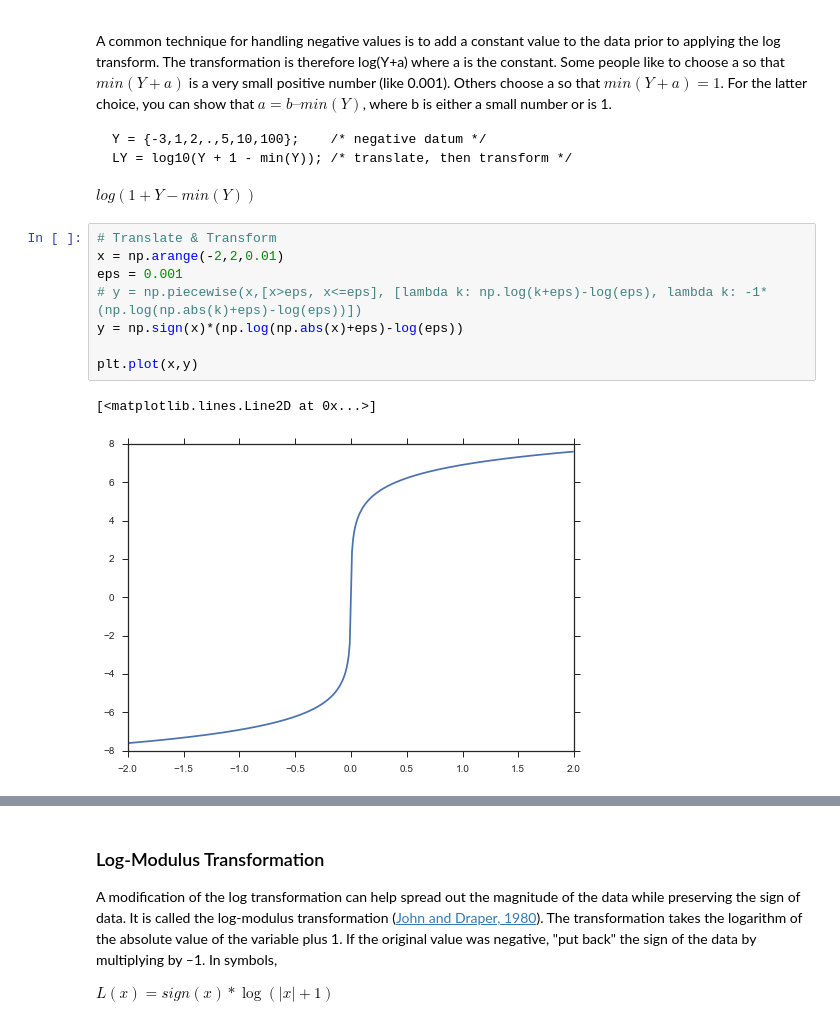
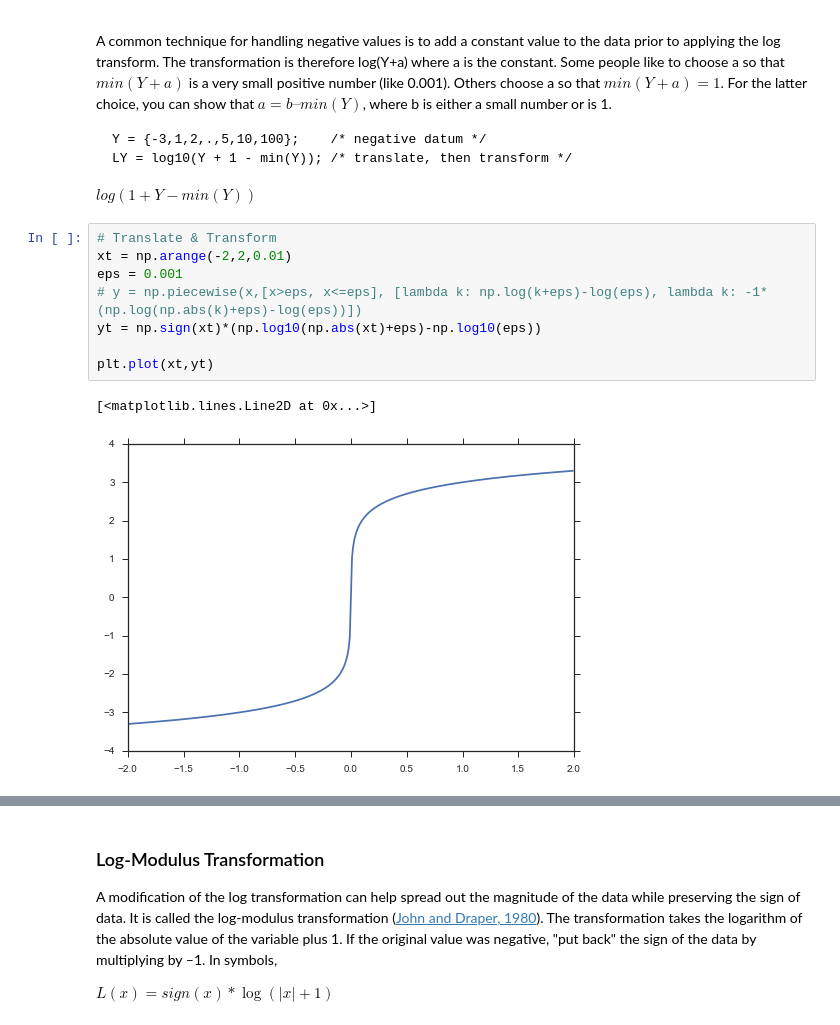
Before and after one commit to thayermldac/vae, a Jupyter notebook: DCT Tricks.ipynb, the cells around one changed output, grey strips where cells are left out. Saved outputs shown, nothing was run; the diff lists cells and outputs as text.

```diff
--- a/DCT Tricks.ipynb
+++ b/DCT Tricks.ipynb
@@ -100,15 +100,15 @@ LY = log10(Y + 1 - min(Y)); /* translate, then transform */
 $log(1+Y-min(Y))$
 # %%
 # Translate & Transform
-x = np.arange(-2,2,0.01)
+xt = np.arange(-2,2,0.01)
 eps = 0.001
 # y = np.piecewise(x,[x>eps, x<=eps], [lambda k: np.log(k+eps)-log(eps), lambda k: -1*(np.log(np.abs(k)+eps)-log(eps))])
-y = np.sign(x)*(np.log(np.abs(x)+eps)-log(eps))
+yt = np.sign(xt)*(np.log10(np.abs(xt)+eps)-np.log10(eps))
 
-plt.plot(x,y)
+plt.plot(xt,yt)
 # %% [output]
 [<matplotlib.lines.Line2D at 0x...>]
-[figure, old version]
+[figure, new version]
 # %%
 Y = stdct(y.astype('float64'))
 
```
Also changed, not shown: parts of 9 cells of this notebook.
